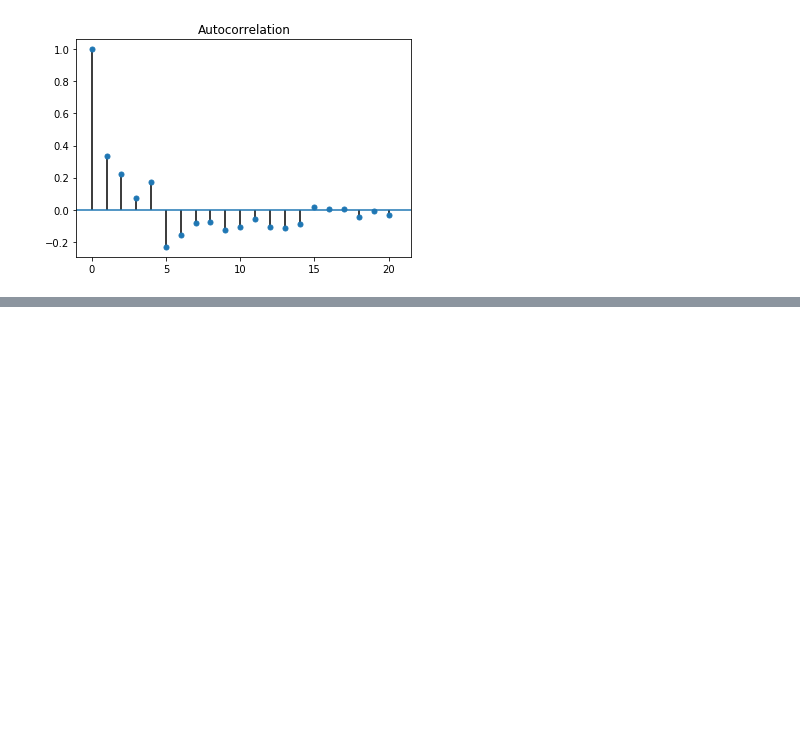
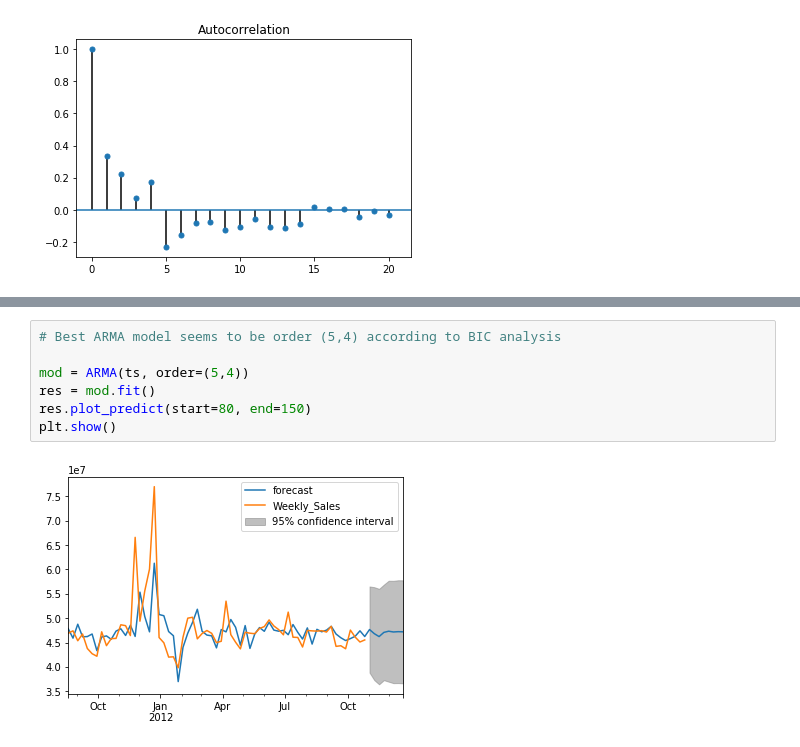
Before and after one commit to vladcherman/daip_forecasting, a Jupyter notebook: DAIP 3 Time Series Analysis.ipynb, the cells around one changed output, grey strips where cells are left out. Drawn from its saved outputs; the diff is of its cells as text; blank space fills up the shorter version.

```diff
--- a/DAIP 3 Time Series Analysis.ipynb
+++ b/DAIP 3 Time Series Analysis.ipynb
@@ -497,0 +514,9 @@ plt.show()
+# %%
+# Best ARMA model seems to be order (5,4) according to BIC analysis
+
+mod = ARMA(ts, order=(5,4))
+res = mod.fit()
+res.plot_predict(start=80, end=150)
+plt.show()
+# %% [output]
+[figure, added]
```
Also changed, not shown: parts of 14 cells of this notebook.
